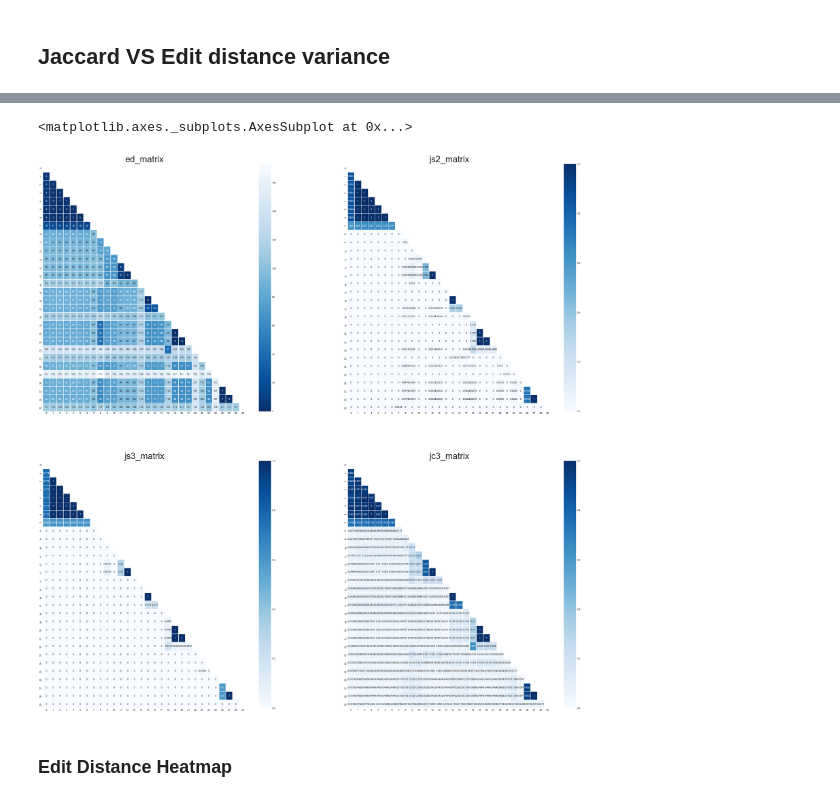
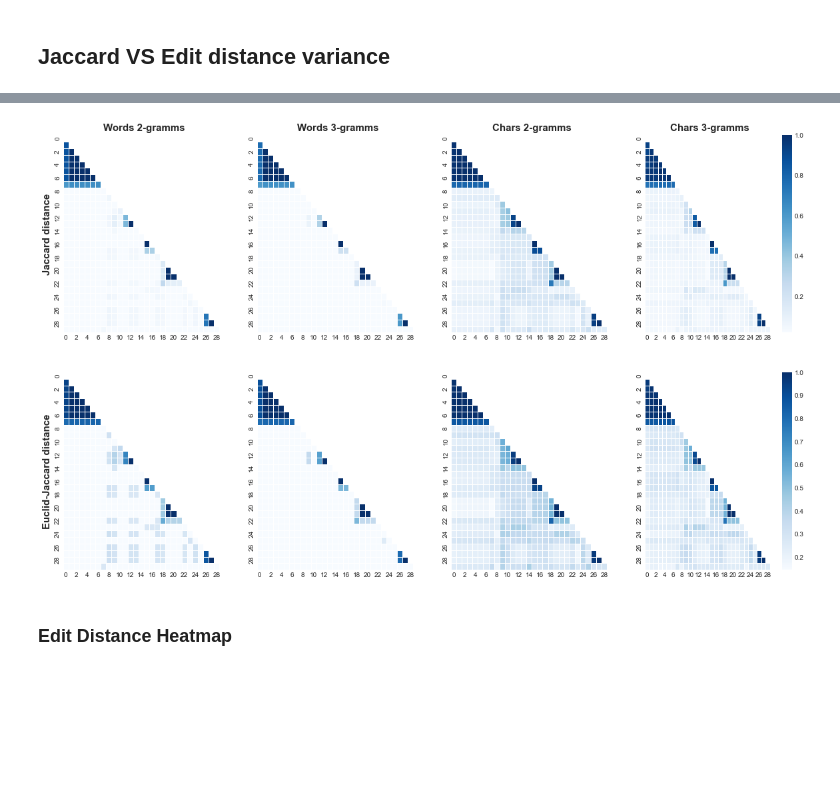
Before and after one commit to Nikoletos-K/WinnER, a Jupyter notebook: ToyDatasetJupyter.ipynb, the cells around one changed output, grey strips where cells are left out. Drawn from its saved outputs; the diff is of its cells as text; code cells hidden in the pictures; blank space fills up the shorter version.

Commit message:
made toy data set changes

```diff
--- a/ToyDatasetJupyter.ipynb
+++ b/ToyDatasetJupyter.ipynb
@@ -876,8 +54,8 @@ print(wrbo1_d)
 ### Jupyter load
 # %%
 import os
-fpcora = os.path.abspath("CORA.xml")
-fpcora_gold = os.path.abspath("cora_gold.csv")
+fpcora = os.path.abspath("./data/cora1stEdition/CORA.xml")
+fpcora_gold = os.path.abspath("./data/cora1stEdition/cora_gold.csv")
 # %%
 cora = pdx.read_xml(fpcora,['CORA', 'NEWREFERENCE'],root_is_rows=False)
 xml_dataframe = cora
@@ -1148,19 +308,43 @@ for i in range(0,len(data),1):
 # %%
-fig, ((ax1, ax2), (ax3, ax4)) = plt.subplots(2, 2,figsize=(40,40))
+fig, ((ax1, ax2, ax3, ax4), (ax5, ax6, ax7, ax8)) = plt.subplots(2, 4,figsize=(20,12))
 corr = np.corrcoef(ed_matrix)
 mask = np.zeros_like(corr)
 mask[np.triu_indices_from(mask)] = True
-ax1.set_title("ed_matrix",fontsize=35)
-sns.heatmap(ed_matrix,  annot=True, linewidths=.5,cmap="Blues_r",fmt='.3g',mask=mask, ax=ax1)
-ax2.set_title("js2_matrix",fontsize=35)
-sns.heatmap(js2_matrix, annot=True, linewidths=.5,cmap="Blues",mask=mask,fmt='.3g', ax=ax2)
-ax3.set_title("js3_matrix",fontsize=35)
-sns.heatmap(js3_matrix, annot=True, linewidths=.5,cmap="Blues",mask=mask,fmt='.3g', ax=ax3)
-ax4.set_title("jc3_matrix",fontsize=35)
-sns.heatmap(jc3_matrix, annot=True, linewidths=.5,cmap="Blues",mask=mask,fmt='.3g', ax=ax4)
+# ax1.set_title("Edit Distance",fontsize=45)
+# sns.heatmap(ed_matrix,  linewidths=.5,cmap="Blues_r",fmt='.3g',mask=mask, ax=ax1)
+
+ax1.set_title("Words 2-gramms",fontsize=15, fontweight='bold')
+sns.heatmap(js2_matrix,  linewidths=.5,cmap="Blues",mask=mask,fmt='.3g', cbar=False, ax=ax1)
+
+ax2.set_title("Words 3-gramms",fontsize=15, fontweight='bold')
+sns.heatmap(js3_matrix,  linewidths=.5,cmap="Blues",mask=mask,fmt='.3g', cbar=False, ax=ax2)
+
+ax3.set_title("Chars 2-gramms",fontsize=15, fontweight='bold')
+sns.heatmap(jc2_matrix, linewidths=.5,cmap="Blues",mask=mask,fmt='.3g', cbar=False, ax=ax3)
+
+ax4.set_title("Chars 3-gramms",fontsize=15, fontweight='bold')
+sns.heatmap(jc3_matrix, linewidths=.5,cmap="Blues",mask=mask,fmt='.3g', ax=ax4)
+
+ax1.set_ylabel("Jaccard distance", fontsize=15 , fontweight='bold')
+
+# ax5.set_title("Euclid-Jaccard words 2-gramms",fontsize=15)
+sns.heatmap(ejs2_matrix, linewidths=.5,cmap="Blues",mask=mask,fmt='.3g', cbar=False, ax=ax5)
+ax5.set_ylabel("Euclid-Jaccard distance", fontsize=15, fontweight='bold')
+
+
+# ax6.set_title("Euclid-Jaccard words 3-gramms",fontsize=15)
+sns.heatmap(ejs3_matrix, linewidths=.5,cmap="Blues",mask=mask,fmt='.3g', cbar=False, ax=ax6)
+
+# ax7.set_title("Euclid-Jaccard chars 2-gramms",fontsize=15)
+sns.heatmap(ejc2_matrix, linewidths=.5,cmap="Blues",mask=mask,fmt='.3g', cbar=False, ax=ax7)
+
+# ax8.set_title("Euclid-Jaccard chars 3-gramms",fontsize=15)
+sns.heatmap(ejc3_matrix, linewidths=.5,cmap="Blues",mask=mask,fmt='.3g', ax=ax8)
+
+# fig.tight_layout()
+fig.savefig("heatmaps.png")
 # %% [output]
-<matplotlib.axes._subplots.AxesSubplot at 0x...>
-[figure, old version]
+[figure, new version]
 # %% [markdown]
 ### Edit Distance Heatmap
 # %%
```
Also changed, not shown: parts of 26 cells of this notebook, 3 other files.
